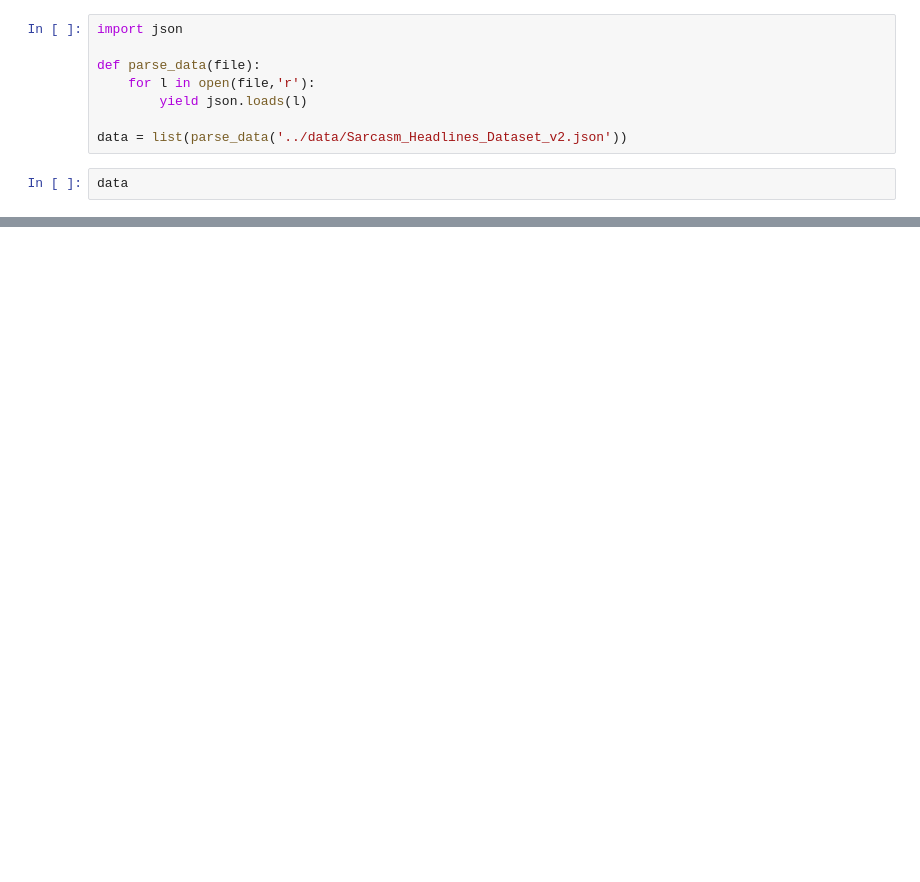
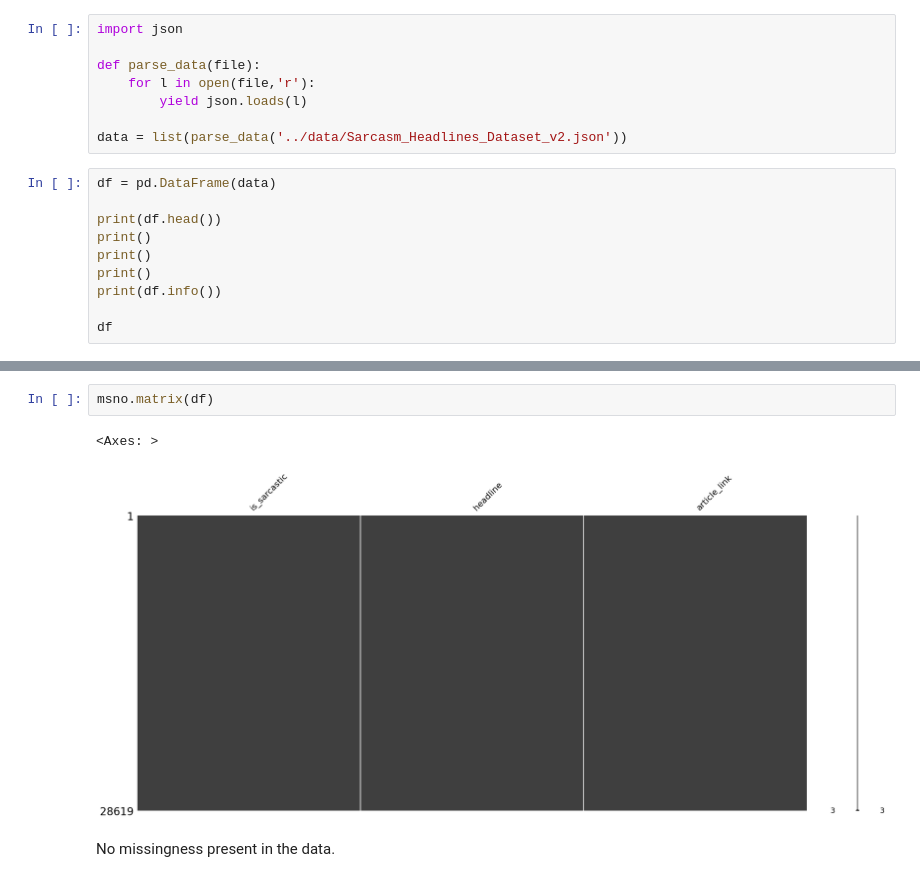
Before and after one commit to aditya-iyer1/sarcasm-detection, a Jupyter notebook: code/aditya-eda.ipynb, the cells around one changed output, grey strips where cells are left out. Saved outputs shown, nothing was run; the diff lists cells and outputs as text; blank space fills up the shorter version.

```diff
--- a/code/aditya-eda.ipynb
+++ b/code/aditya-eda.ipynb
@@ -7,5 +23,13 @@ def parse_data(file):
 
 data = list(parse_data('../data/Sarcasm_Headlines_Dataset_v2.json'))
 # %%
-data
+df = pd.DataFrame(data)
+
+print(df.head())
+print()
+print()
+print()
+print(df.info())
+
+df
 # %% [output]
@@ -28,0 +66,7 @@ data
+# %%
+msno.matrix(df)
+# %% [output]
+<Axes: >
+[figure, added]
+# %% [markdown]
+No missingness present in the data.
```
Also changed, not shown: parts of 19 cells of this notebook, 1 other file.
